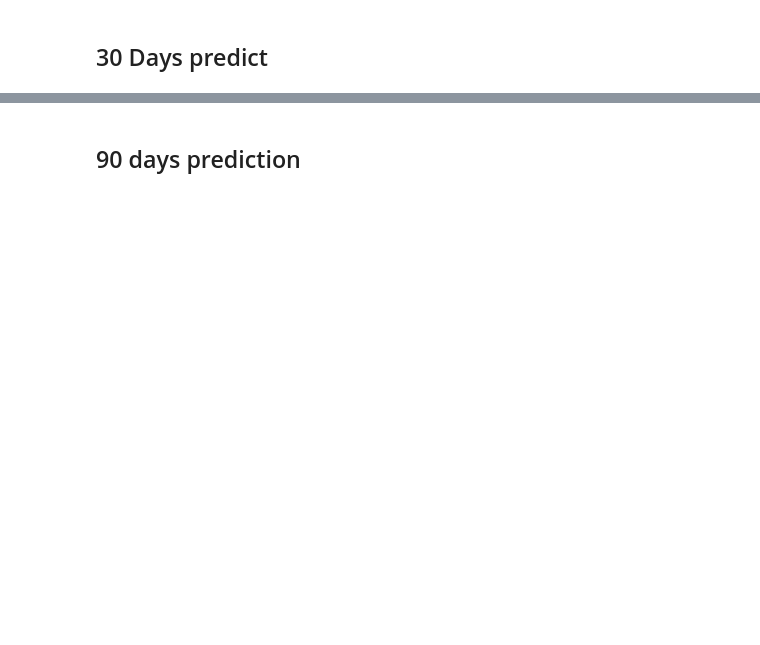
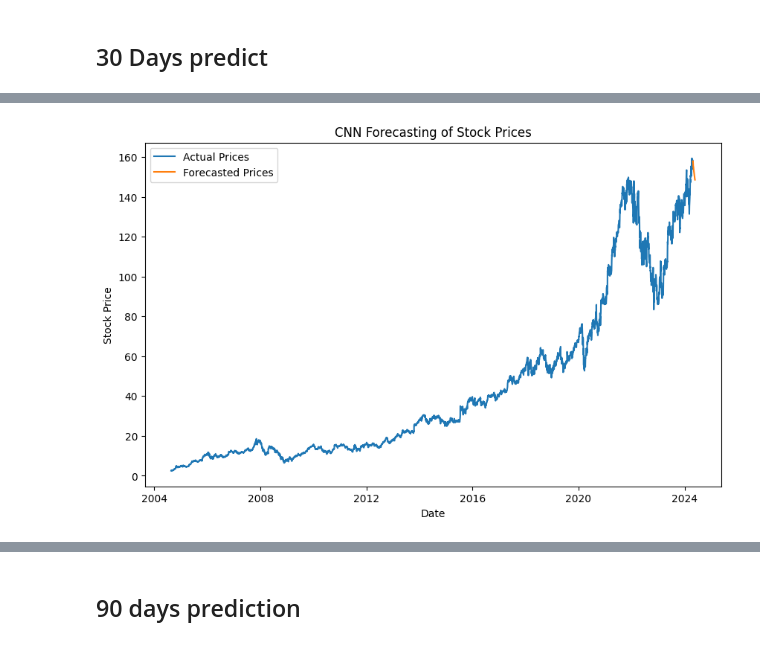
Before and after one commit to Kingki19/Stock-Market-Analysis-and-Prediction-A-study-case-for-Google, a Jupyter notebook: Stock Market Analysis: A study case for Google.ipynb, the cells around one changed output, grey strips where cells are left out. Saved outputs shown, nothing was run; the diff lists cells and outputs as text; code cells hidden in the pictures; blank space fills up the shorter version.

Commit message:
Kaggle Notebook | Stock Market Analysis: Google | Version 3

```diff
--- a/Stock Market Analysis: A study case for Google.ipynb
+++ b/Stock Market Analysis: A study case for Google.ipynb
@@ -504,0 +529,89 @@ Epoch 7/20
+# %%
+import numpy as np
+import pandas as pd
+from tensorflow.keras.models import Sequential
+from tensorflow.keras.layers import Conv1D, MaxPooling1D, Flatten, Dense
+from sklearn.model_selection import train_test_split
+from sklearn.preprocessing import MinMaxScaler
+import matplotlib.pyplot as plt
+from sklearn.metrics import mean_absolute_error
+
+# Assuming df_stock_price contains 'Close' prices
+# Prepare data
+data = df_stock_price['Close'].values.reshape(-1, 1)
+
+# Create sequences and labels for the CNN model
+seq_length = 30 # Number of days to consider for each input sequence
+X = []
+y = []
+for i in range(seq_length, len(data)):
+    X.append(data[i - seq_length:i, 0])
+    y.append(data[i, 0])
+X, y = np.array(X), np.array(y)
+
+# Reshape data for CNN input
+X = np.reshape(X, (X.shape[0], X.shape[1], 1))
+
+# Feature scaling using MinMaxScaler
+scaler = MinMaxScaler(feature_range=(0, 1)) # Normalize data between 0 and 1
+scaled_data = scaler.fit_transform(data)
+
+# Create sequences and labels using scaled data
+scaled_X = []
+scaled_y = []
+for i in range(seq_length, len(scaled_data)):
+    scaled_X.append(scaled_data[i - seq_length:i, 0])
+    scaled_y.append(scaled_data[i, 0])
+scaled_X, scaled_y = np.array(scaled_X), np.array(scaled_y)
+
+# Reshape scaled data for CNN input
+scaled_X = np.reshape(scaled_X, (scaled_X.shape[0], scaled_X.shape[1], 1))
+
+# Split data into training and testing sets (using scaled data)
+X_train, X_test, y_train, y_test = train_test_split(scaled_X, scaled_y, test_size=0.2, random_state=42)
+
+# Build CNN model
+model = Sequential()
+model.add(Conv1D(filters=64, kernel_size=3, activation='relu', input_shape=(seq_length, 1)))
+model.add(MaxPooling1D(pool_size=2))
+model.add(Flatten())
+model.add(Dense(50, activation='relu'))
+model.add(Dense(1)) # Output layer
+
+model.compile(optimizer='adam', loss='mean_squared_error')
+
+# Train the model
+model.fit(X_train, y_train, epochs=50, batch_size=32, validation_data=(X_test, y_test))
+
+y_pred = model.predict(X_test)
+mae = mean_absolute_error(y_test, y_pred)
+print(f'MAE: {mae}')
+
+# Forecasting
+last_sequence = scaled_data[-seq_length:].reshape((1, seq_length, 1))
+forecast = []
+for _ in range(30): # Forecasting for the next 30 days
+    next_pred = model.predict(last_sequence)
+    # Invert scaling for predicted values
+    forecast.append(scaler.inverse_transform(next_pred)[0][0])
+    last_sequence = np.append(last_sequence[:, 1:, :], next_pred.reshape(1, 1, 1), axis=1)
+
+# Create a DataFrame for the forecasted prices
+forecast_dates = pd.date_range(start=df_stock_price.index[-1], periods=31, freq='D')[1:] # Assuming daily frequency
+forecast_df = pd.DataFrame({'Date': forecast_dates, 'Forecast': forecast})
+
+# Plot the forecasted prices
+plt.figure(figsize=(10, 6))
+plt.plot(df_stock_price.index, df_stock_price['Close'], label='Actual Prices')
+plt.plot(forecast_df['Date'], forecast_df['Forecast'], label='Forecasted Prices')
+plt.xlabel('Date')
+plt.ylabel('Stock Price')
+plt.title('CNN Forecasting of Stock Prices')
+plt.legend()
+plt.show()
+
+# Evaluate model accuracy
+train_loss = model.evaluate(X_train, y_train, verbose=0)
+test_loss = model.evaluate(X_test, y_test, verbose=0)
+print(f"Training Loss: {train_loss}, Testing Loss: {test_loss}")
+# %% [output]
@@ -504,0 +636 @@ Epoch 7/20
+[figure, added]
```
Also changed, not shown: parts of 7 cells of this notebook.
